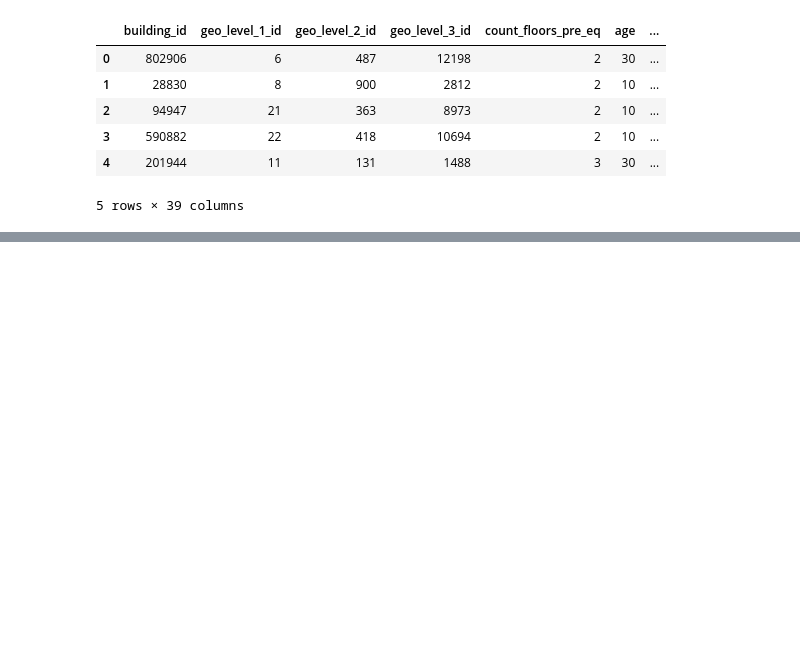
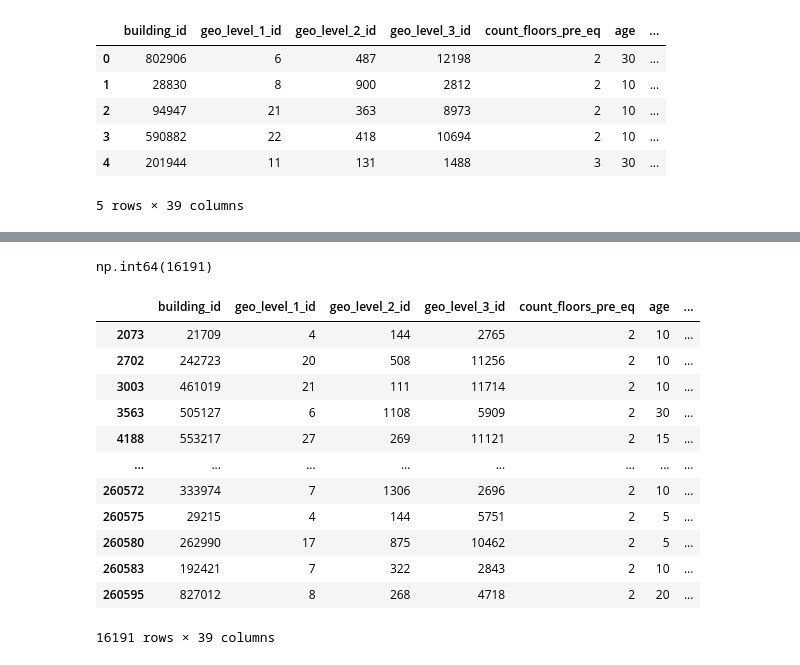
Before and after one commit to shahabday/Earthquake-competition, a Jupyter notebook: Notebooks/0 preliminary exploration/SD_first_Xplore.ipynb, the cells around one changed output, grey strips where cells are left out. Cells and saved outputs as stored; diff of their text form; code cells hidden in the pictures; blank space fills up the shorter version.

```diff
--- a/Notebooks/0 preliminary exploration/SD_first_Xplore.ipynb
+++ b/Notebooks/0 preliminary exploration/SD_first_Xplore.ipynb
@@ -82,0 +91,24 @@ Index(['building_id', 'geo_level_1_id', 'geo_level_2_id', 'geo_level_3_id',
+# %%
+# lets see if there are duplicates withouth the id column
+
+df_no_id = df.drop('building_id', axis=1)
+# %%
+df_no_id.duplicated().sum()
+# %% [output]
+np.int64(16191)
+# %%
+df[df_no_id.duplicated()]
+# %% [output]
+|  | building_id | geo_level_1_id | geo_level_2_id | geo_level_3_id | count_floors_pre_eq | age | ... |
+| 2073 | 21709 | 4 | 144 | 2765 | 2 | 10 | ... |
+| 2702 | 242723 | 20 | 508 | 11256 | 2 | 10 | ... |
+| 3003 | 461019 | 21 | 111 | 11714 | 2 | 10 | ... |
+| 3563 | 505127 | 6 | 1108 | 5909 | 2 | 30 | ... |
+| 4188 | 553217 | 27 | 269 | 11121 | 2 | 15 | ... |
+| ... | ... | ... | ... | ... | ... | ... | ... |
+| 260572 | 333974 | 7 | 1306 | 2696 | 2 | 10 | ... |
+| 260575 | 29215 | 4 | 144 | 5751 | 2 | 5 | ... |
+| 260580 | 262990 | 17 | 875 | 10462 | 2 | 5 | ... |
+| 260583 | 192421 | 7 | 322 | 2843 | 2 | 10 | ... |
+| 260595 | 827012 | 8 | 268 | 4718 | 2 | 20 | ... |
+16191 rows × 39 columns
```
Also changed, not shown: parts of 5 cells of this notebook.
